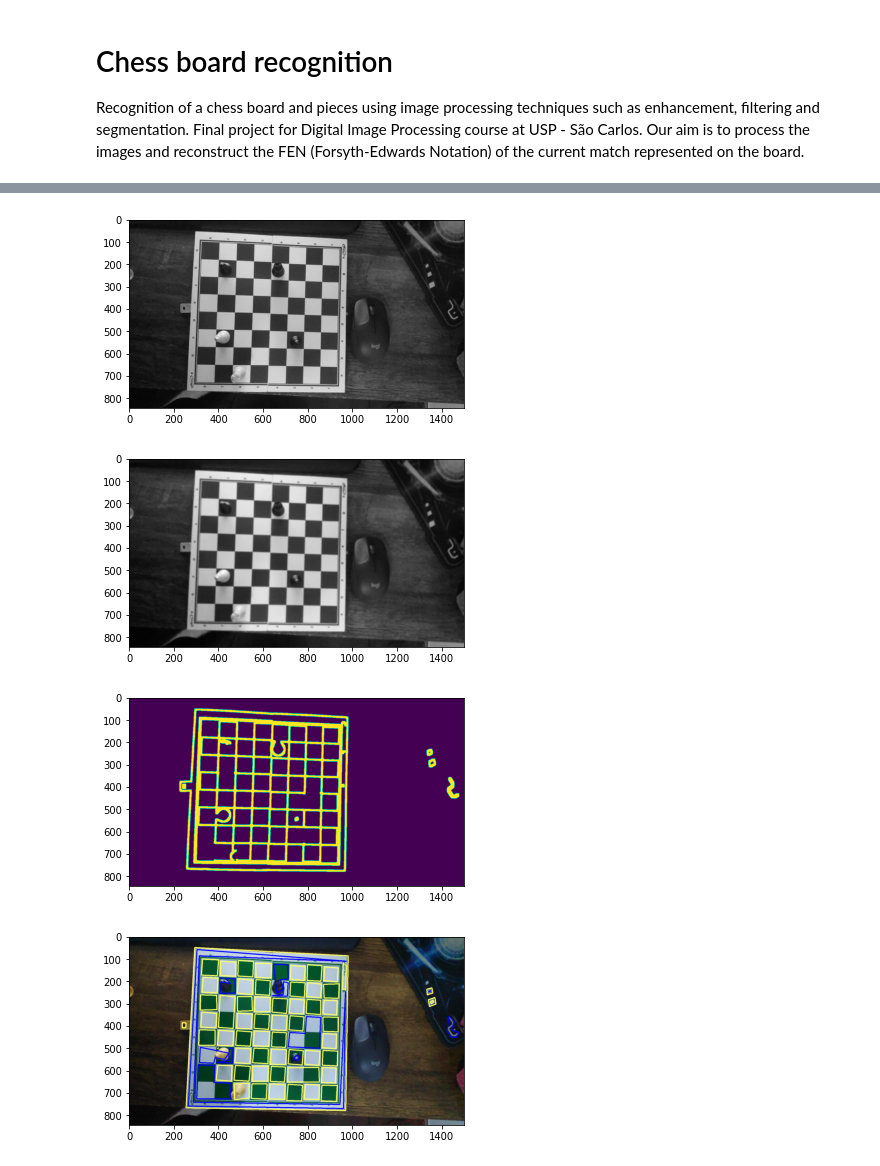
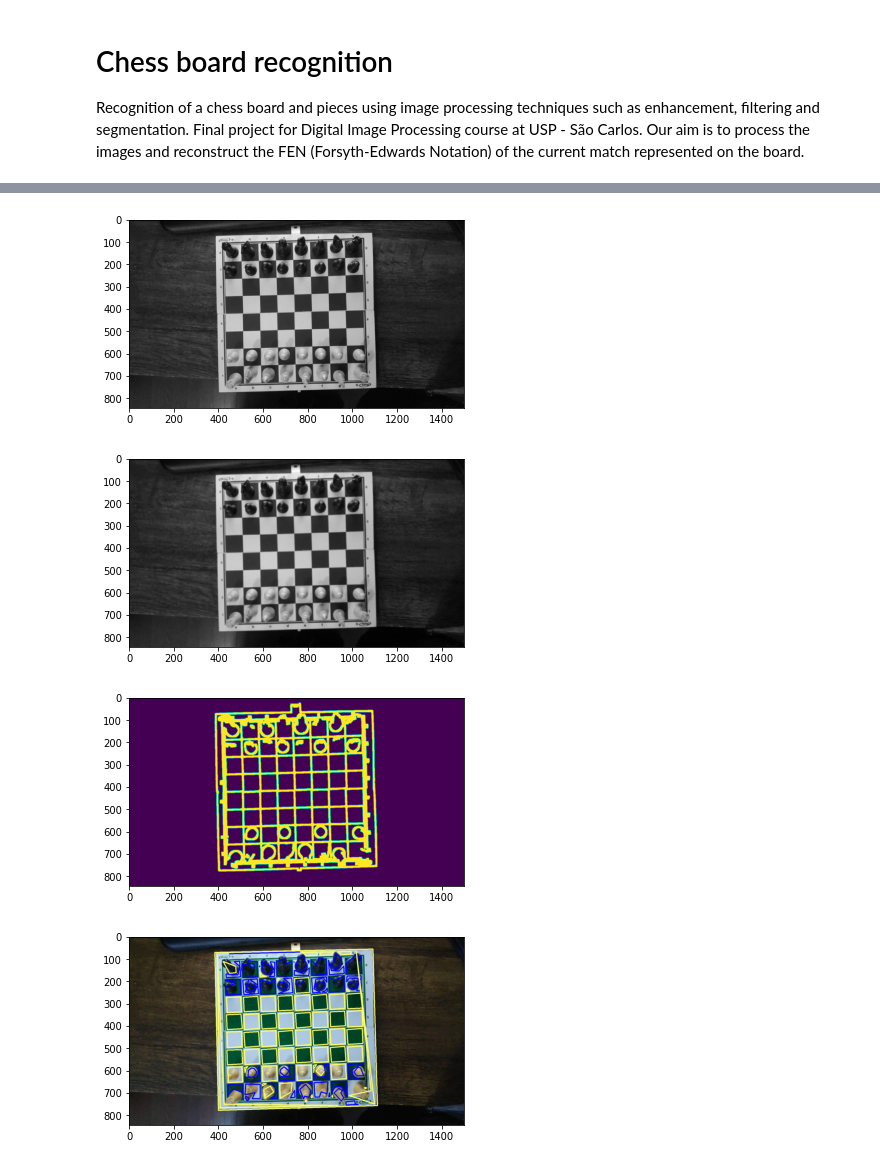
Before and after one commit to andrefakhoury/chess-board-recognition, a Jupyter notebook: notebook.ipynb, the cells around one changed output, grey strips where cells are left out. Saved outputs shown, nothing was run; the diff lists cells and outputs as text; code cells hidden in the pictures.

```diff
--- a/notebook.ipynb
+++ b/notebook.ipynb
@@ -31,10 +32,14 @@ from itertools import combinations
 
 %matplotlib inline
 # %%
-img = imageio.imread('my-data/image-20210616-221945.png')
+# read and resize the image
+img = imageio.imread('my-data/image-20210616-223122.png')
 w, h = img.shape[0], img.shape[1]
-w, h = 1500, int(1500 * w / h)
-img = cv2.resize(img, (w, h), interpolation = cv2.INTER_AREA)
+if w < h:
+    w, h = 1500, int(1500 * w / h)
+else:
+    w, h = int(1500 * h / w), 1500
+img = cv2.resize(img, (w, h), interpolation=cv2.INTER_AREA)
 print(img.shape)
 plt.imshow(img)
 # %% [output]
@@ -44,37 +49,42 @@ plt.imshow(img)
 # %%
+# extract edges
 edge_img = cv2.cvtColor(img, cv2.COLOR_RGB2GRAY)
 plt.imshow(edge_img, cmap='gray')
 plt.show()
-edge_img = cv2.GaussianBlur(edge_img, (11, 11), 2)
+edge_img = cv2.GaussianBlur(edge_img, (5, 5), 2)
 plt.imshow(edge_img, cmap='gray')
 plt.show()
 edge_img = cv2.Canny(edge_img, 20, 200)
 edge_img = cv2.dilate(
             edge_img,
             cv2.getStructuringElement(cv2.MORPH_RECT, (10, 10)),
             iterations=1
         )
 
+# find the contours
 contours, hierarchy = cv2.findContours(edge_img, cv2.RETR_TREE, cv2.CHAIN_APPROX_SIMPLE)
 
 plt.imshow(edge_img)
 plt.show()
+
+# aproximates every contour group to a simpler polygon
 for i in range(len(contours)):
     contours[i] = cv2.approxPolyDP(contours[i], 0.04 * cv2.arcLength(contours[i], True), True)
-    pass
+
+# draw the contours found
 image = np.copy(img)
 for i, c in enumerate(contours):
     if c.shape[0] <= 1:
         continue
     if len(c) == 4:
         cv2.drawContours(image, contours, i, (255, 255, 100), 3)
     else:
         cv2.drawContours(image, contours, i, (0, 0, 255), 3)
 plt.imshow(image)
 plt.show()
 # %% [output]
-[figure, old version]
+[figure, new version]
-[figure, old version]
+[figure, new version]
-[figure, old version]
+[figure, new version]
-[figure, old version]
+[figure, new version]
 # %%
```
Also changed, not shown: parts of 8 cells of this notebook.
